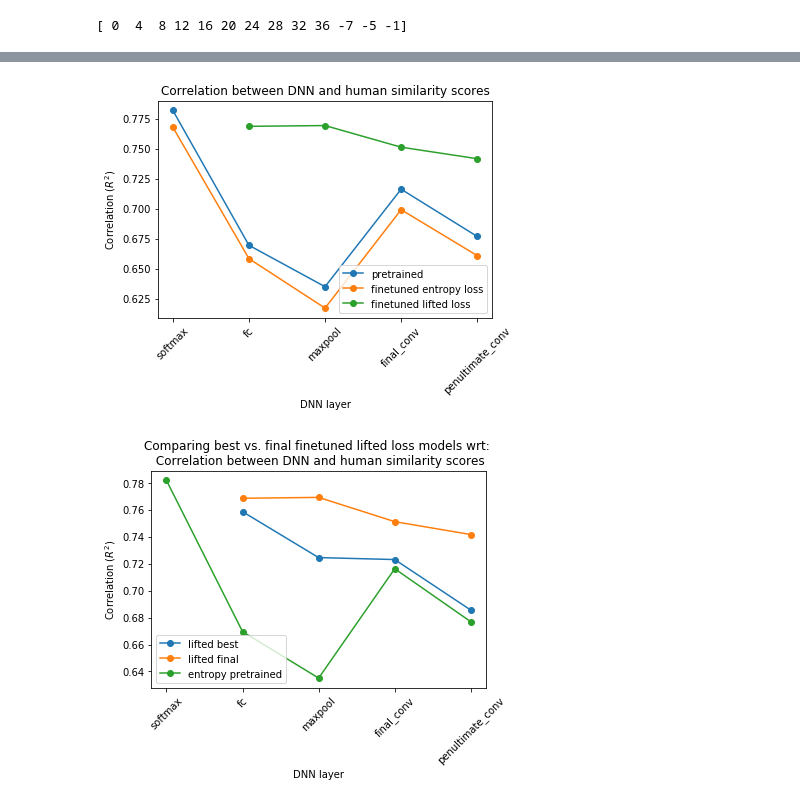
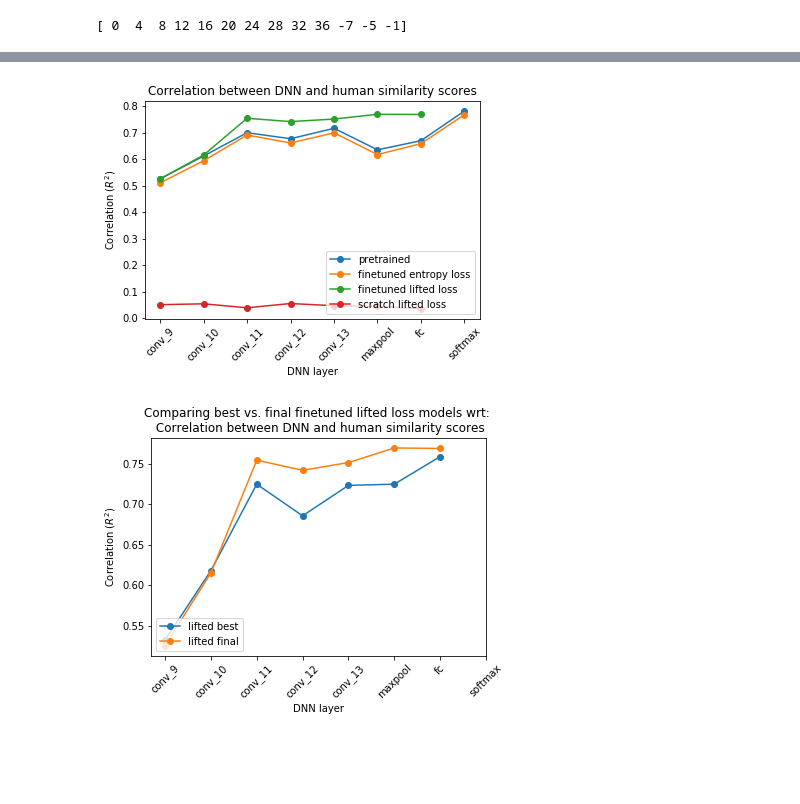
Before and after one commit to slala2121/Triplet-net-keras, a Jupyter notebook: cifar10_vgg.ipynb, the cells around one changed output, grey strips where cells are left out. Cells and saved outputs as stored; diff of their text form; code cells hidden in the pictures; blank space fills up the shorter version.

```diff
--- a/cifar10_vgg.ipynb
+++ b/cifar10_vgg.ipynb
@@ -1030,23 +1042,24 @@ computing corr coef for layer_index -1
 # compare the correlations across the layers
 
 prefix_model_path=os.path.join('.','Colab Notebooks','cifar10')
-layer_names_by_indices=['softmax','fc','maxpool','final_conv','penultimate_conv']
+# layer_names_by_indices=['softmax','fc','maxpool','final_conv','penultimate_conv']
+layer_names_by_indices=['conv_9','conv_10','conv_11','conv_12','conv_13','maxpool','fc','softmax']
 
 model_time='final'
 
 plt.figure()
 # baseline
-corr_scores=np.load(os.path.join(prefix_model_path,'pretrained_vgg','final_corr_coeff_by_layer.npy'))
+corr_scores=np.load(os.path.join(prefix_model_path,'pretrained_vgg','final_complete_corr_coeff_by_layer.npy'))
 plt.plot(np.arange(len(layer_names_by_indices)),corr_scores,label='pretrained',marker='o')
 
-corr_scores=np.load(os.path.join(prefix_model_path,'entropy_vgg_True_0.0001_saved_models','%s_corr_coeff_by_layer.npy'%model_time))
+corr_scores=np.load(os.path.join(prefix_model_path,'entropy_vgg_True_0.0001_saved_models','%s_complete_corr_coeff_by_layer.npy'%model_time))
 plt.plot(np.arange(len(layer_names_by_indices)),corr_scores,label='finetuned entropy loss',marker='o')
 
-corr_scores=np.load(os.path.join(prefix_model_path,'lifted_vgg_True_0.0001_saved_models','%s_corr_coeff_by_layer.npy'%model_time))
-plt.plot(np.arange(1,len(layer_names_by_indices)),corr_scores,label='finetuned lifted loss',marker='o')
+corr_scores=np.load(os.path.join(prefix_model_path,'lifted_vgg_True_0.0001_saved_models','%s_complete_corr_coeff_by_layer.npy'%model_time))
+plt.plot(np.arange(len(layer_names_by_indices)-1),corr_scores,label='finetuned lifted loss',marker='o')
 
-# corr_scores=np.load(os.path.join(prefix_model_path,'lifted_vgg_False_0.0001_saved_models','%s_corr_coeff_by_layer.npy'%model_time))
-# plt.plot(np.arange(1,len(layer_names_by_indices)),corr_scores,label='scratch lifted loss',marker='o')
+corr_scores=np.load(os.path.join(prefix_model_path,'lifted_vgg_False_0.0001_saved_models','%s_complete_corr_coeff_by_layer.npy'%model_time))
+plt.plot(np.arange(len(layer_names_by_indices)-1),corr_scores,label='scratch lifted loss',marker='o')
 
 plt.title('Correlation between DNN and human similarity scores')
 plt.xlabel('DNN layer')
@@ -1054,27 +1067,28 @@ plt.xticks(np.arange(len(layer_names_by_indices)),layer_names_by_indices,rotatio
 plt.ylabel('Correlation ($R^{2}$)')
 plt.legend(loc='lower right')
 
-plt.savefig(os.path.join(prefix_model_path,'%s_model_corr_score_by_layer_comparison_finetune'%model_time))
+plt.savefig(os.path.join(prefix_model_path,'results','%s_model_complete_corr_score_by_layer_comparison'%model_time))
 # %% [output]
-[figure, old version]
+[figure, new version]
 # %%
 # comparison of the earlier/later models
+layer_names_by_indices=['conv_9','conv_10','conv_11','conv_12','conv_13','maxpool','fc','softmax']
 
-corr_scores=np.load(os.path.join(prefix_model_path,'lifted_vgg_True_0.0001_saved_models','best_corr_coeff_by_layer.npy'))
-plt.plot(np.arange(1,len(layer_names_by_indices)),corr_scores,label='lifted best',marker='o')
+corr_scores=np.load(os.path.join(prefix_model_path,'lifted_vgg_True_0.0001_saved_models','best_complete_corr_coeff_by_layer.npy'))
+plt.plot(np.arange(len(layer_names_by_indices)-1),corr_scores,label='lifted best',marker='o')
 
-corr_scores=np.load(os.path.join(prefix_model_path,'lifted_vgg_True_0.0001_saved_models','final_corr_coeff_by_layer.npy'))
-plt.plot(np.arange(1,len(layer_names_by_indices)),corr_scores,label='lifted final',marker='o')
+corr_scores=np.load(os.path.join(prefix_model_path,'lifted_vgg_True_0.0001_saved_models','final_complete_corr_coeff_by_layer.npy'))
+plt.plot(np.arange(len(layer_names_by_indices)-1),corr_scores,label='lifted final',marker='o')
 
-corr_scores=np.load(os.path.join(prefix_model_path,'pretrained_vgg','final_corr_coeff_by_layer.npy'))
-plt.plot(np.arange(len(layer_names_by_indices)),corr_scores,label='entropy pretrained',marker='o')
+# corr_scores=np.load(os.path.join(prefix_model_path,'pretrained_vgg','final_complete_corr_coeff_by_layer.npy'))
+# plt.plot(np.arange(len(layer_names_by_indices)),corr_scores,label='entropy pretrained',marker='o')
 
 plt.title('Comparing best vs. final finetuned lifted loss models wrt: \n Correlation between DNN and human similarity scores')
 plt.xlabel('DNN layer')
 plt.xticks(np.arange(len(layer_names_by_indices)),layer_names_by_indices,rotation=45)
 plt.ylabel('Correlation ($R^{2}$)')
 plt.legend(loc='lower left')
 
-plt.savefig(os.path.join(prefix_model_path,'best_vs_final_model_corr_score_by_layer_comparison'))
+plt.savefig(os.path.join(prefix_model_path,'results','best_vs_final_model_corr_score_by_layer_comparison'))
 # %% [output]
-[figure, old version]
+[figure, new version]
```
Also changed, not shown: parts of 12 cells of this notebook.
